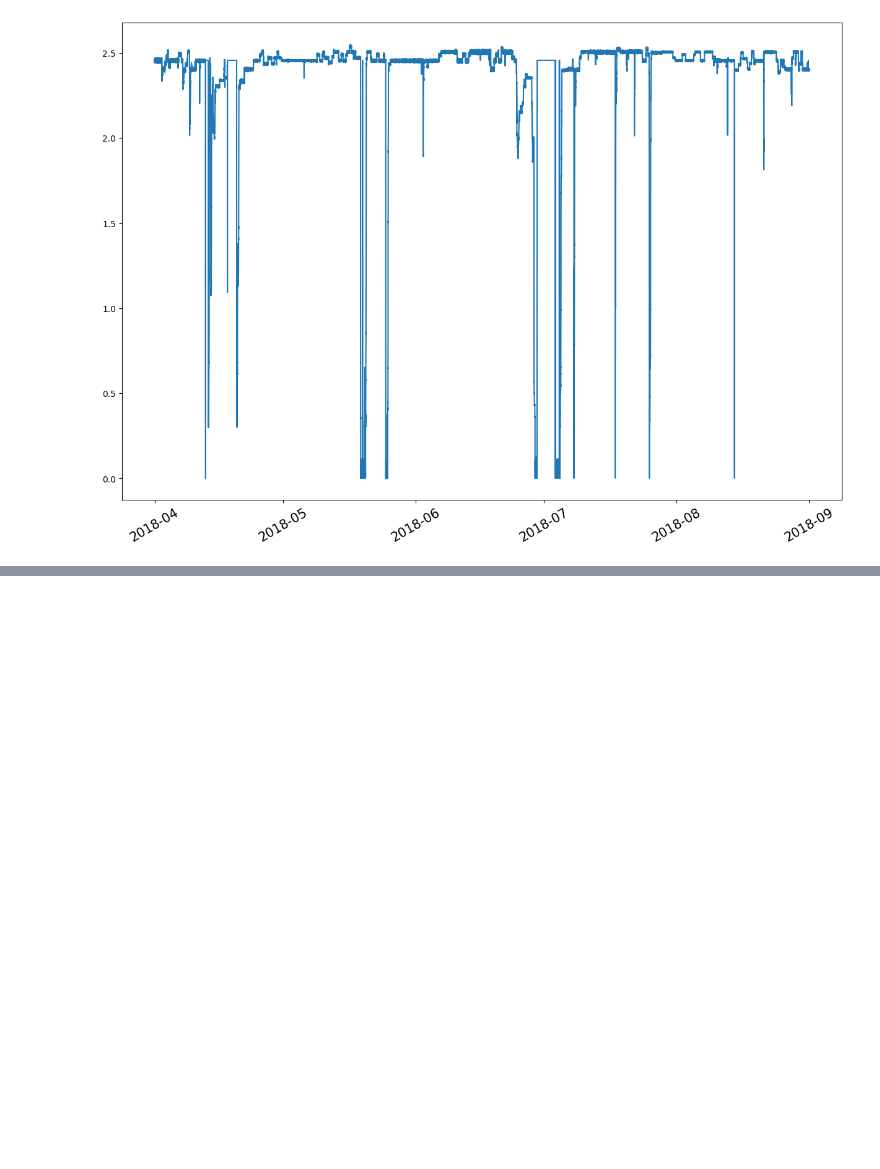
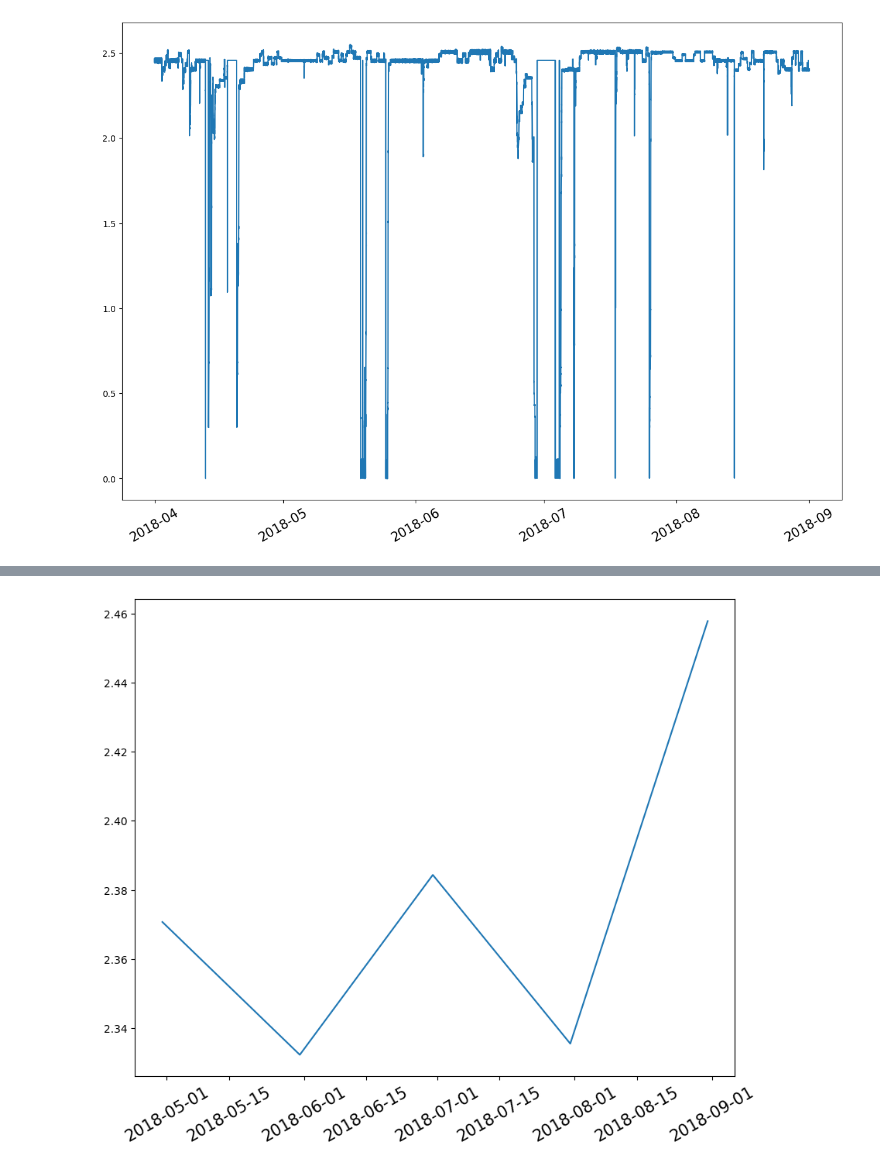
Before and after one commit to fhprime/Time-Series-Pump-Sensor-Data, a Jupyter notebook: Laboratorio_2_Product_Development_FH_18003299.ipynb, the cells around one changed output, grey strips where cells are left out. Cells and saved outputs as stored; diff of their text form; code cells hidden in the pictures; blank space fills up the shorter version.

```diff
--- a/Laboratorio_2_Product_Development_FH_18003299.ipynb
+++ b/Laboratorio_2_Product_Development_FH_18003299.ipynb
@@ -224,0 +249,3 @@ plt.show()
+# %%
+dt_mean_rsm_m = dt_sensor.resample('m').mean()
+dt_mean_rsm_m
@@ -224,0 +268,7 @@ plt.show()
+# %%
+fig = plt.figure(figsize=(10,8))
+plt.plot(dt_mean_rsm_m.index,dt_mean_rsm_m['sensor_00'])
+plt.xticks(rotation=30, fontsize=15)
+plt.show()
+# %% [output]
+[figure, added]
```
Also changed, not shown: parts of 7 cells of this notebook.
